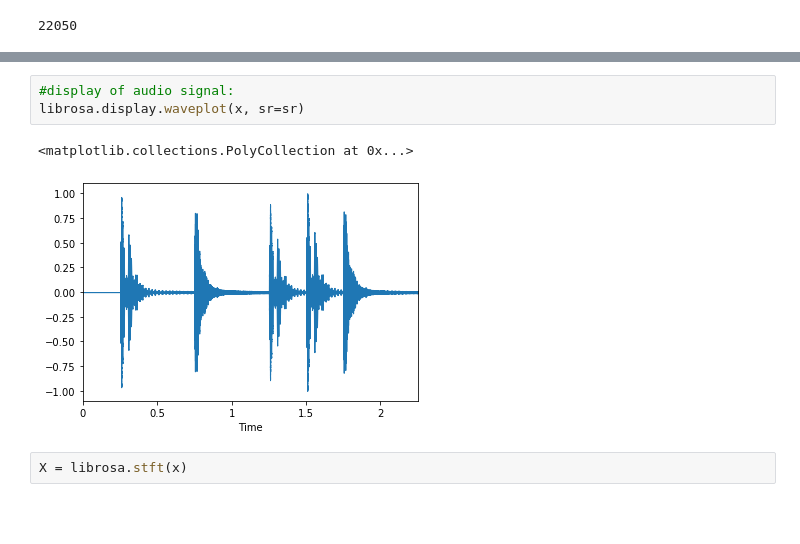
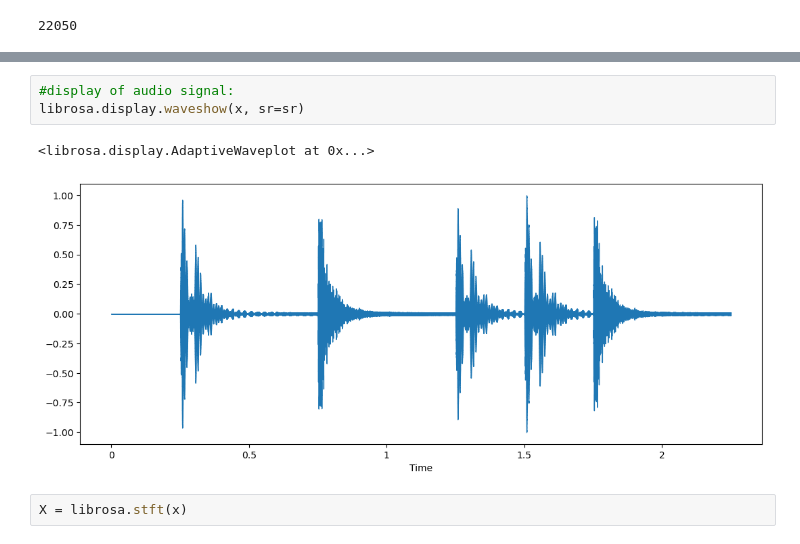
Before and after one commit to roshanbiswas/music-information-retrieval, a Jupyter notebook: understanding-audio-features-through-sonification.ipynb, the cells around one changed output, grey strips where cells are left out. Drawn from its saved outputs; the diff is of its cells as text; blank space fills up the shorter version.

```diff
--- a/understanding-audio-features-through-sonification.ipynb
+++ b/understanding-audio-features-through-sonification.ipynb
@@ -18,10 +18,10 @@ ipd.Audio(x, rate=sr)
 [interactive output not drawn]
 # %%
 #display of audio signal:
-librosa.display.waveplot(x, sr=sr)
+librosa.display.waveshow(x, sr=sr)
 # %% [output]
-<matplotlib.collections.PolyCollection at 0x...>
+<librosa.display.AdaptiveWaveplot at 0x...>
-[figure, old version]
+[figure, new version]
 # %%
 X = librosa.stft(x)
 # %%
```
Also changed, not shown: parts of 3 cells of this notebook.
